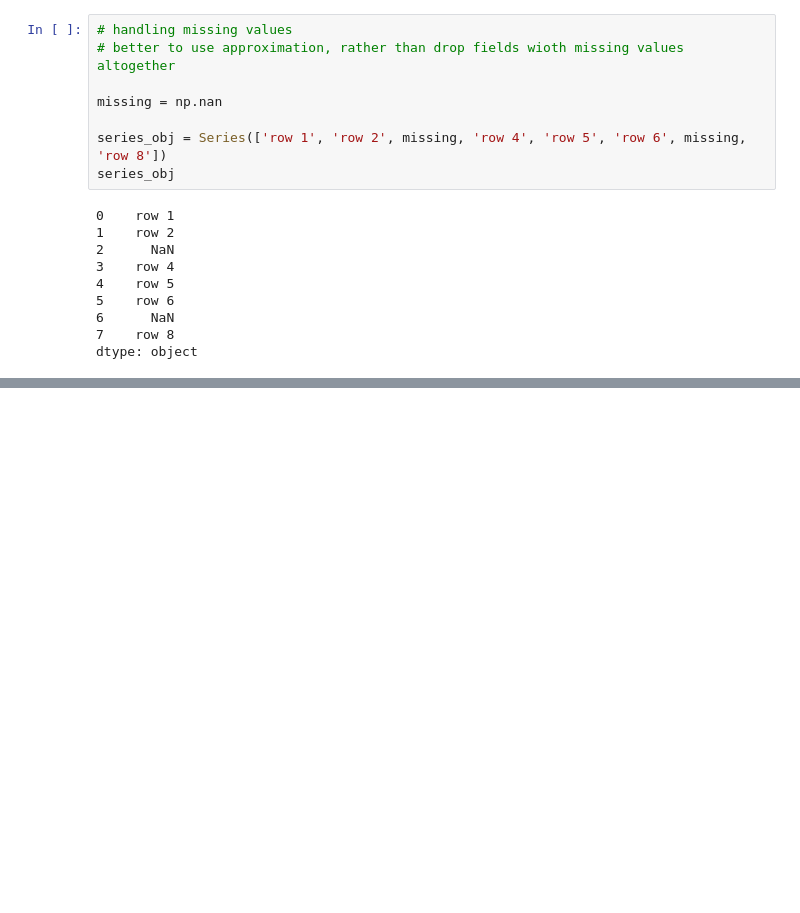
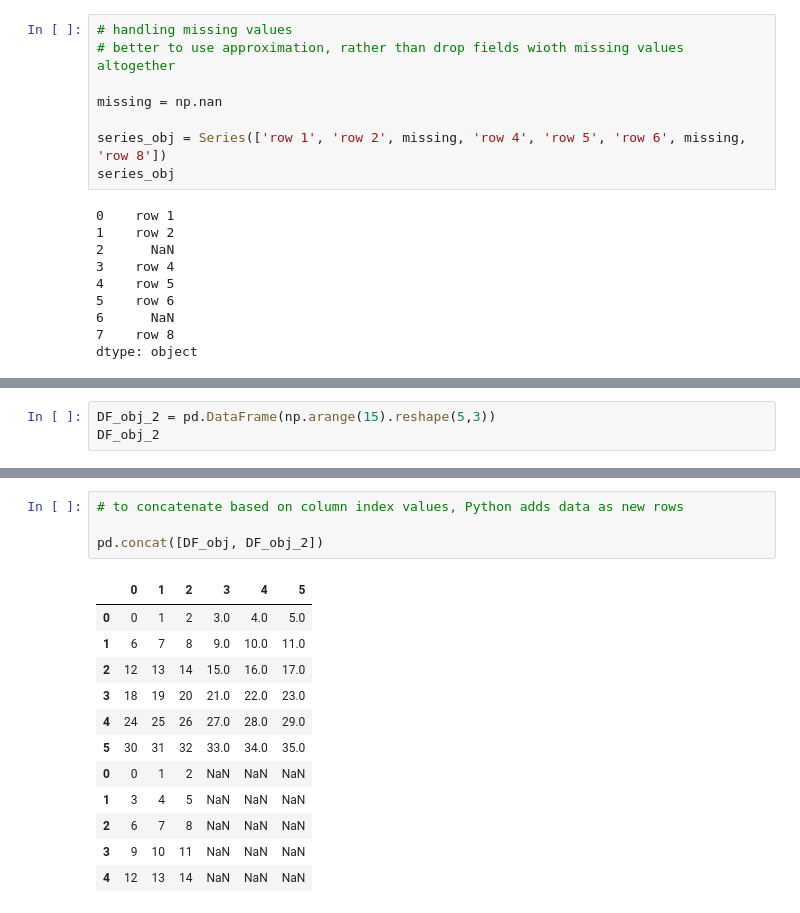
Before and after one commit to datamesse/python-studies, a Jupyter notebook: LinkedIn Learning exercises/Python for Data Science Essential Training Part 1.ipynb, the cells around one changed output, grey strips where cells are left out. Saved outputs shown, nothing was run; the diff lists cells and outputs as text; blank space fills up the shorter version.

```diff
--- a/LinkedIn Learning exercises/Python for Data Science Essential Training Part 1.ipynb
+++ b/LinkedIn Learning exercises/Python for Data Science Essential Training Part 1.ipynb
@@ -145,0 +356,3 @@ dtype: object
+# %%
+DF_obj_2 = pd.DataFrame(np.arange(15).reshape(5,3))
+DF_obj_2
@@ -145,0 +381,17 @@ dtype: object
+# %%
+# to concatenate based on column index values, Python adds data as new rows
+
+pd.concat([DF_obj, DF_obj_2])
+# %% [output]
+|  | 0 | 1 | 2 | 3 | 4 | 5 |
+| 0 | 0 | 1 | 2 | 3.0 | 4.0 | 5.0 |
+| 1 | 6 | 7 | 8 | 9.0 | 10.0 | 11.0 |
+| 2 | 12 | 13 | 14 | 15.0 | 16.0 | 17.0 |
+| 3 | 18 | 19 | 20 | 21.0 | 22.0 | 23.0 |
+| 4 | 24 | 25 | 26 | 27.0 | 28.0 | 29.0 |
+| 5 | 30 | 31 | 32 | 33.0 | 34.0 | 35.0 |
+| 0 | 0 | 1 | 2 | NaN | NaN | NaN |
+| 1 | 3 | 4 | 5 | NaN | NaN | NaN |
+| 2 | 6 | 7 | 8 | NaN | NaN | NaN |
+| 3 | 9 | 10 | 11 | NaN | NaN | NaN |
+| 4 | 12 | 13 | 14 | NaN | NaN | NaN |
```
Also changed, not shown: parts of 30 cells of this notebook.
